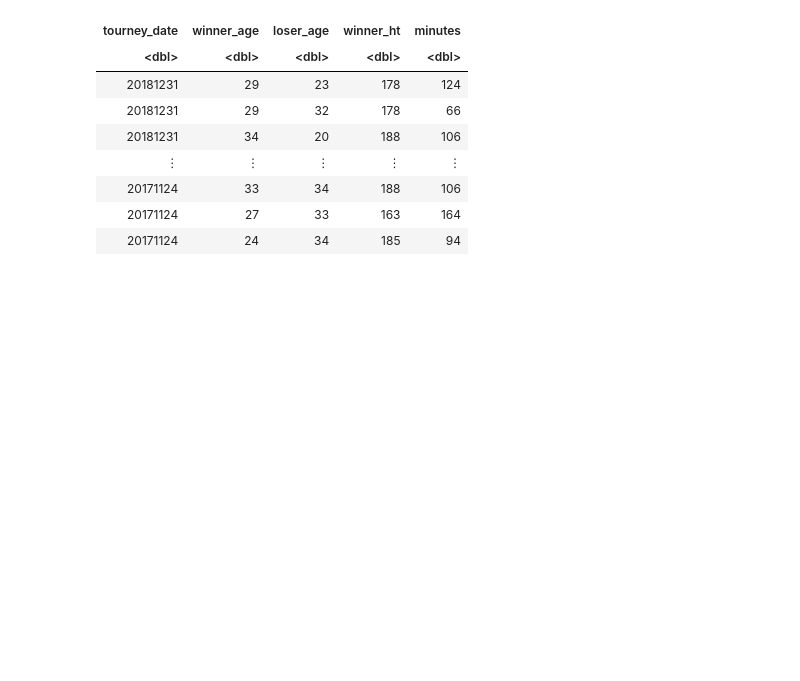
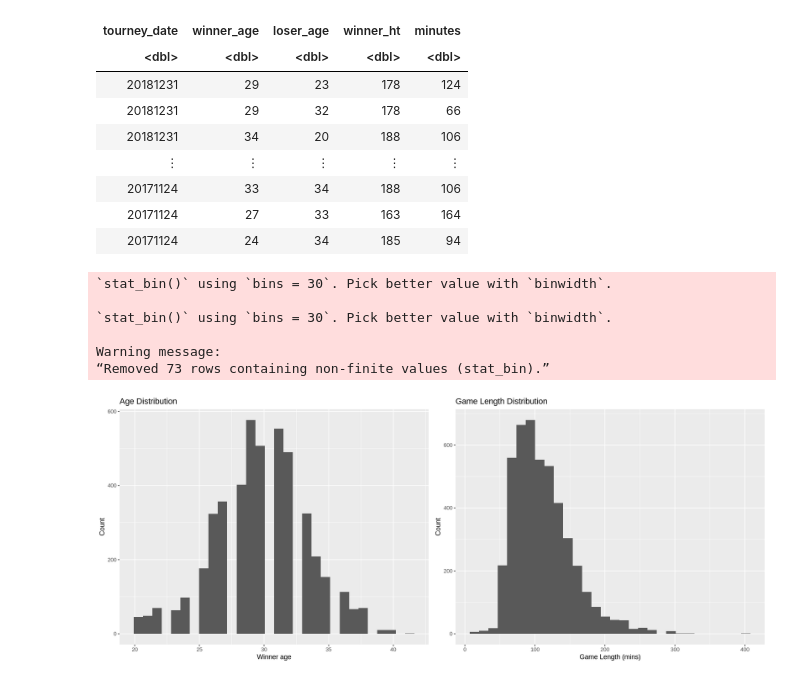
Before and after one commit to keelbeier/dsci100-group69, a Jupyter notebook: group_project_report.ipynb, the cells around one changed output. Drawn from its saved outputs; the diff is of its cells as text; code cells hidden in the pictures; blank space fills up the shorter version.

```diff
--- a/group_project_report.ipynb
+++ b/group_project_report.ipynb
@@ -74,4 +54,29 @@ A tibble: 4670 × 5
 | 20171124 | 33 | 34 | 188 | 106 |
 | 20171124 | 27 | 33 | 163 | 164 |
 | 20171124 | 24 | 34 | 185 | 94 |
+# %%
+options(repr.plot.width=15, repr.plot.height=6)
+age_plot <- tennis_data |>
+    ggplot(aes(x = winner_age)) +
+    geom_histogram() +
+    labs(x = "Winner age",
+        y = "Count")+
+    ggtitle("Age Distribution")
+
+time_plot <- tennis_data |>
+    ggplot(aes(x = minutes)) +
+    geom_histogram() +
+    labs(x = "Game Length (mins)",
+        y = "Count") +
+    ggtitle("Game Length Distribution")
+
+plot_grid(age_plot, time_plot, ncol = 2)
+# %% [output]
+`stat_bin()` using `bins = 30`. Pick better value with `binwidth`.
+
+`stat_bin()` using `bins = 30`. Pick better value with `binwidth`.
+
+Warning message:
+“Removed 73 rows containing non-finite values (stat_bin).”
+[figure, added]
 # %%
```
Also changed, not shown: parts of 5 cells of this notebook.
